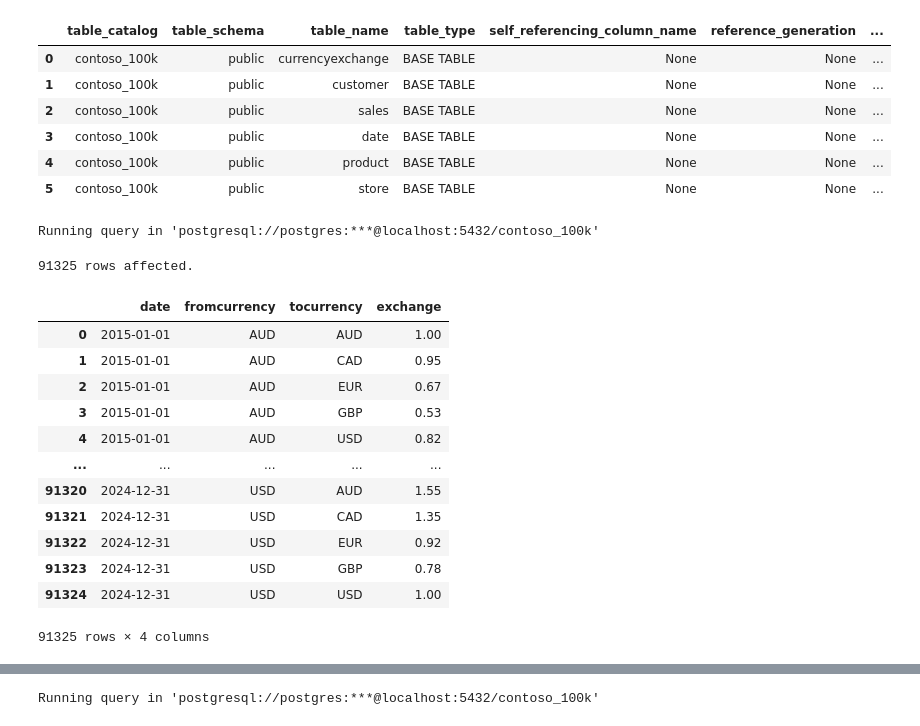
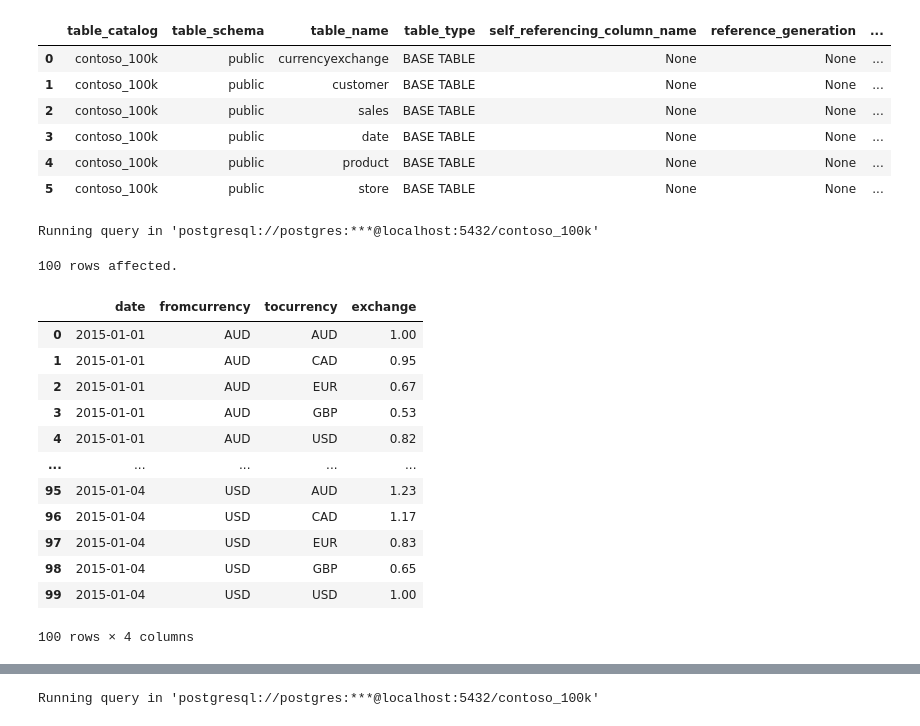
Before and after one commit to yuanzhou-lab/Intermediate_SQL_Course_Luke_Barousse, a Jupyter notebook: scripts/EDA_Contoso.ipynb, the cells around one changed output, grey strips where cells are left out. Saved outputs shown, nothing was run; the diff lists cells and outputs as text; code cells hidden in the pictures.

```diff
--- a/scripts/EDA_Contoso.ipynb
+++ b/scripts/EDA_Contoso.ipynb
@@ -72,24 +74,27 @@ Running query in 'postgresql://postgres:***@localhost:5432/contoso_100k'
 # %%
 %%sql
 
-SELECT *
-FROM currencyexchange;
+SELECT
+  *
+FROM
+  currencyexchange
+LIMIT 100;
 # %% [output]
 Running query in 'postgresql://postgres:***@localhost:5432/contoso_100k'
-91325 rows affected.
+100 rows affected.
 |  | date | fromcurrency | tocurrency | exchange |
 | 0 | 2015-01-01 | AUD | AUD | 1.00 |
 | 1 | 2015-01-01 | AUD | CAD | 0.95 |
 | 2 | 2015-01-01 | AUD | EUR | 0.67 |
 | 3 | 2015-01-01 | AUD | GBP | 0.53 |
 | 4 | 2015-01-01 | AUD | USD | 0.82 |
 | ... | ... | ... | ... | ... |
-| 91320 | 2024-12-31 | USD | AUD | 1.55 |
-| 91321 | 2024-12-31 | USD | CAD | 1.35 |
-| 91322 | 2024-12-31 | USD | EUR | 0.92 |
-| 91323 | 2024-12-31 | USD | GBP | 0.78 |
-| 91324 | 2024-12-31 | USD | USD | 1.00 |
+| 95 | 2015-01-04 | USD | AUD | 1.23 |
+| 96 | 2015-01-04 | USD | CAD | 1.17 |
+| 97 | 2015-01-04 | USD | EUR | 0.83 |
+| 98 | 2015-01-04 | USD | GBP | 0.65 |
+| 99 | 2015-01-04 | USD | USD | 1.00 |
-91325 rows × 4 columns
+100 rows × 4 columns
 # %%
 %%sql
 SELECT
```
Also changed, not shown: parts of 6 cells of this notebook.
